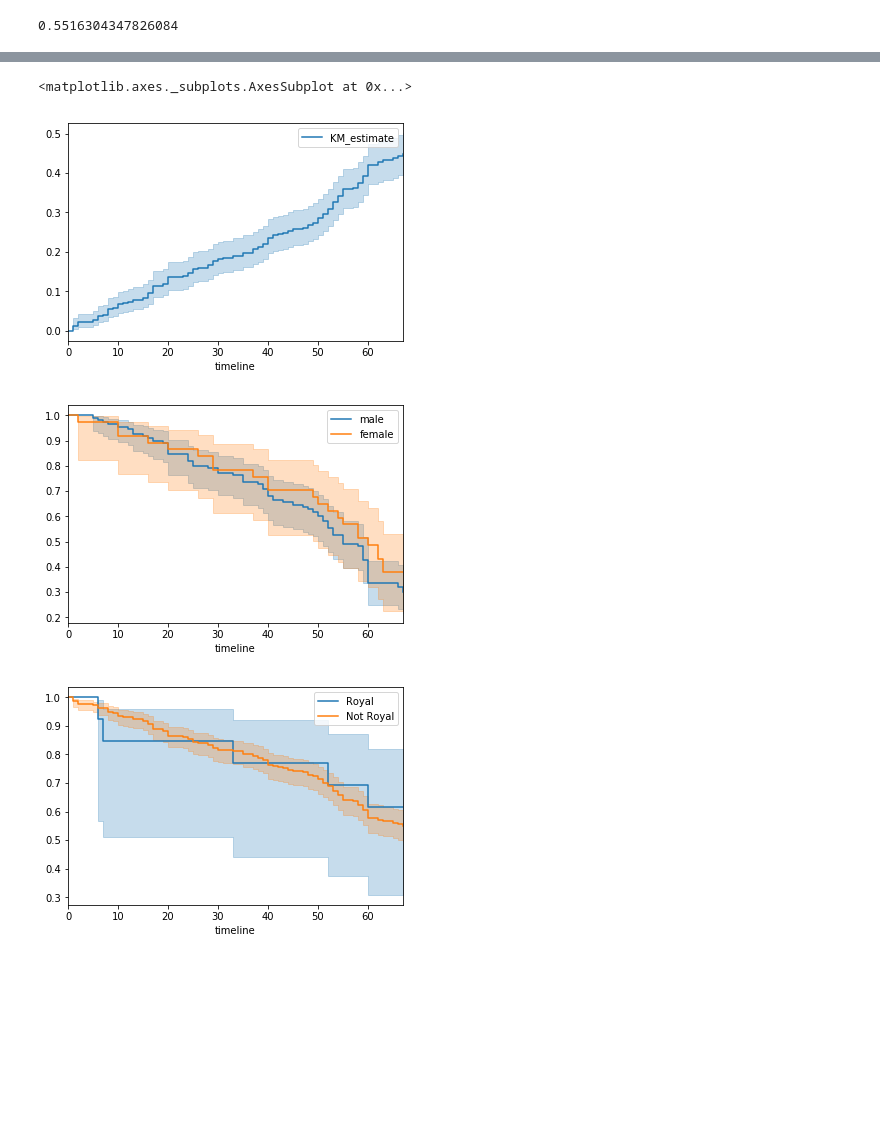
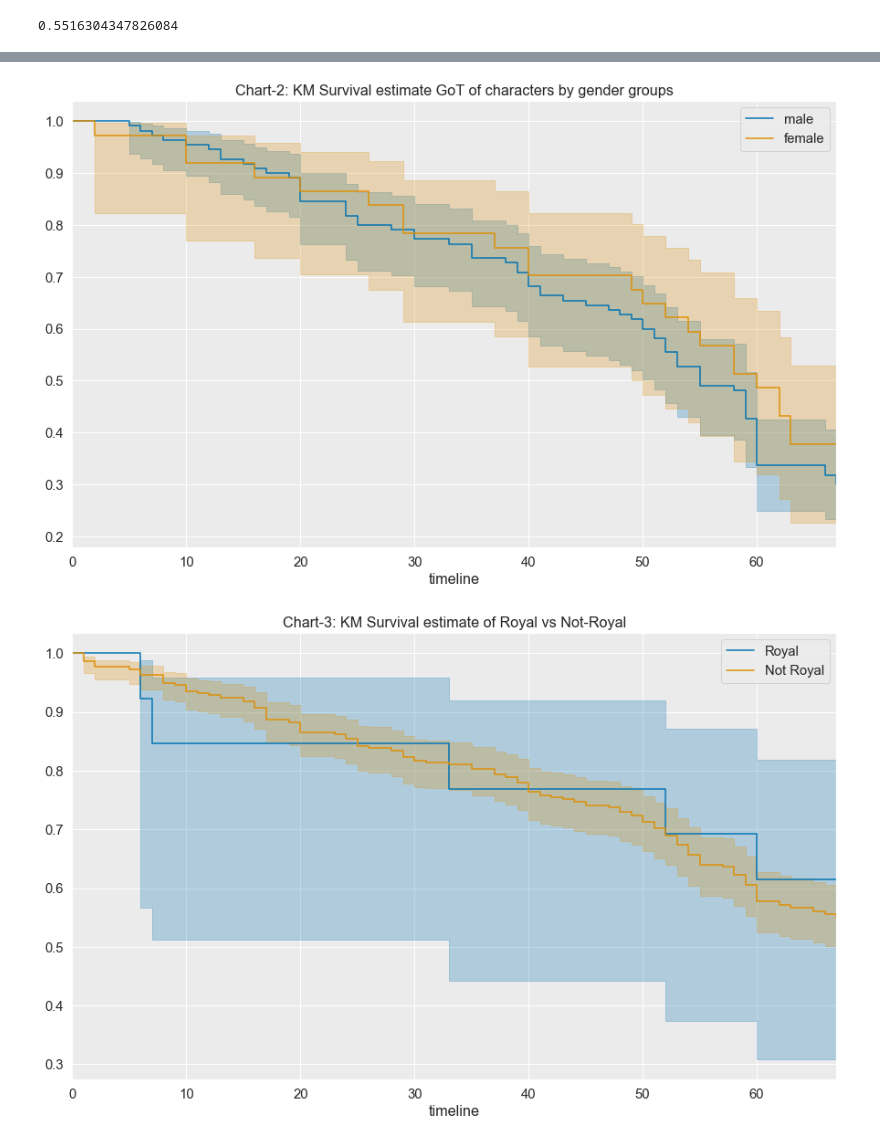
Before and after one commit to genielab/got_survival_analysis, a Jupyter notebook: notebooks/GameOfThrones_SurvivalAnalysis.ipynb, the cells around one changed output, grey strips where cells are left out. Saved outputs shown, nothing was run; the diff lists cells and outputs as text; code cells hidden in the pictures; blank space fills up the shorter version.

```diff
--- a/notebooks/GameOfThrones_SurvivalAnalysis.ipynb
+++ b/notebooks/GameOfThrones_SurvivalAnalysis.ipynb
@@ -1,14 +1,24 @@
 # %%
+import os
 import pandas as pd
 import numpy as np
 from dplython import (DplyFrame, X, diamonds, select, sift, sample_n, sample_frac, arrange, mutate, group_by, summarize)
 
 from lifelines import KaplanMeierFitter
+from lifelines import CoxPHFitter
 
 import matplotlib.pyplot as plt
+import seaborn as sns
+
 %matplotlib inline
 %config IPCompleter.greedy=True
+
+# set some plotting aesthetics, similar to ggplot
+sns.set(palette = "colorblind", font_scale = 1.35, rc = {"figure.figsize": (10,6), "axes.facecolor": ".92"})
+
+out_dir = '/Users/genie/dev/projects/github/got_survival_analysis/out'
+os.chdir(out_dir)
 # %%
-data_path = '/Users/genie/data/game_of_thrones/got_characters_s1_to_s7.csv'
+data_path = '/Users/genie/dev/projects/github/got_survival_analysis/data/got_characters_s1_to_s7.csv'
 character_df = pd.read_csv(data_path,quotechar='"',na_values='',encoding = "ISO-8859-1")
 # %%
@@ -102,21 +79,18 @@ kmf.plot_survival_function()
-# %%
-kmf.plot_cumulative_density()
-# %% [output]
-<matplotlib.axes._subplots.AxesSubplot at 0x...>
-[figure, removed]
 # %%
 groups = character_df['gender']
 g1 = (groups == 'male')
 g2 = (groups == 'female')
 
 kmf = KaplanMeierFitter()
 kmf.fit(character_df['duration_in_episodes'][g1], character_df['is_dead'][g1], label='male')
 ax = kmf.plot()
 
 kmf.fit(character_df['duration_in_episodes'][g2], character_df['is_dead'][g2], label='female')
 ax = kmf.plot(ax=ax)
+ax.set_title('Chart-2: KM Survival estimate GoT of characters by gender groups')
+ax.get_figure().savefig("chart2.png")
 # %% [output]
-[figure, old version]
+[figure, new version]
 # %%
 groups = character_df['royal']
 g1 = (groups == 1)
@@ -128,8 +102,10 @@ ax = kmf.plot()
 
 kmf.fit(character_df['duration_in_episodes'][g2], character_df['is_dead'][g2], label='Not Royal')
 ax = kmf.plot(ax=ax)
+ax.set_title('Chart-3: KM Survival estimate of Royal vs Not-Royal')
+ax.get_figure().savefig("chart3.png")
 # %% [output]
-[figure, old version]
+[figure, new version]
 # %%
 groups = character_df['kingsguard']
 g1 = (groups == 1)
```
Also changed, not shown: parts of 27 cells of this notebook, 5 other files.
